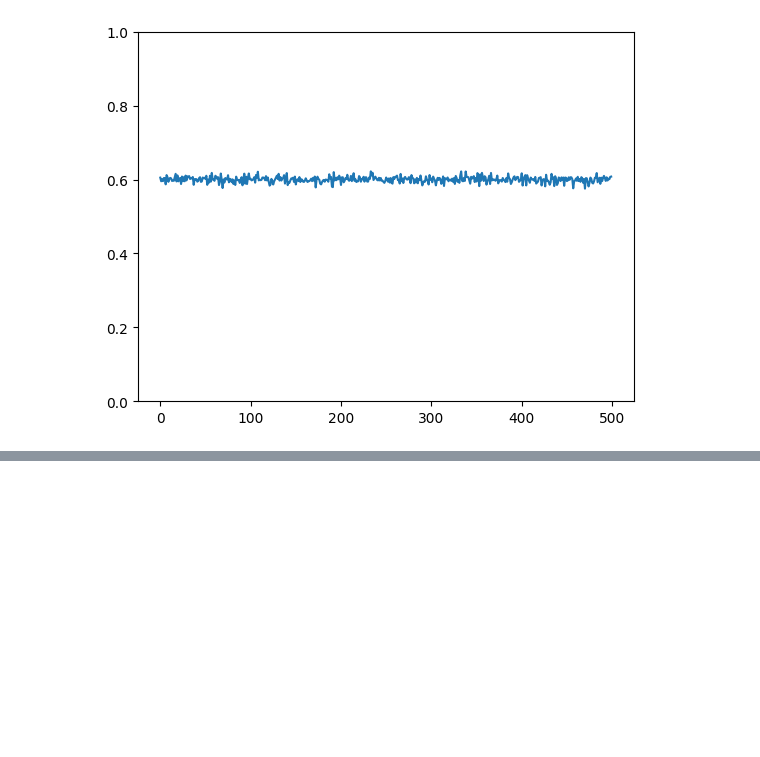
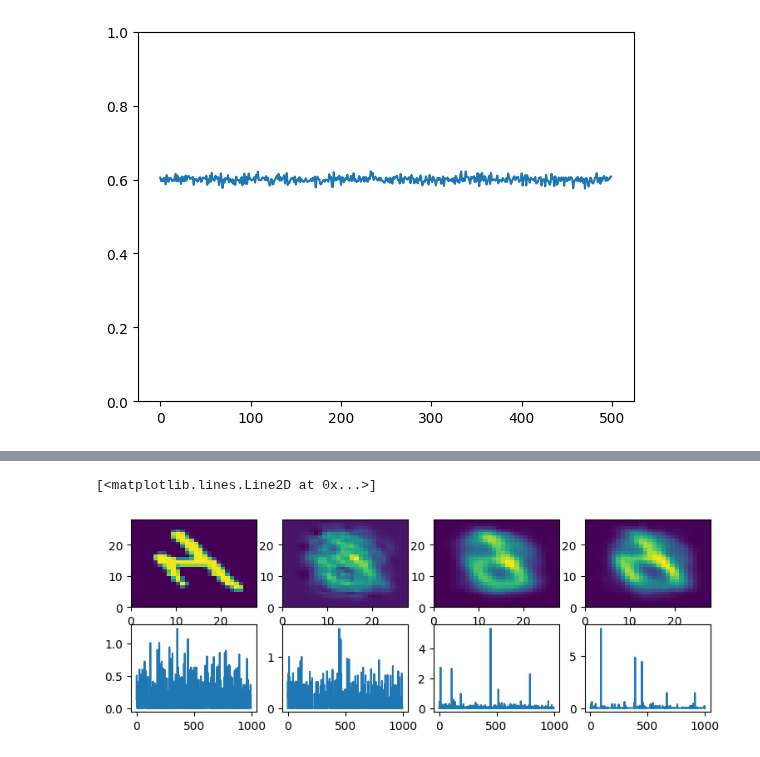
Before and after one commit to wormLove/DCNet, a Jupyter notebook: DCNet_Pytorch.ipynb, the cells around one changed output, grey strips where cells are left out. Saved outputs shown, nothing was run; the diff lists cells and outputs as text; code cells hidden in the pictures; blank space fills up the shorter version.

```diff
--- a/DCNet_Pytorch.ipynb
+++ b/DCNet_Pytorch.ipynb
@@ -934,0 +983,19 @@ tensor(2.)
+# %%
+sample_indx = 59
+recon_0 = torch.mm(torch.unsqueeze(init_activity_0[sample_indx,:], 0), torch.tensor(init_proj).T.float())
+recon_f = torch.mm(torch.unsqueeze(init_activity_f[sample_indx,:], 0), torch.tensor(proj).T.float())
+recon_d = torch.mm(torch.unsqueeze(init_activity_d[sample_indx,:], 0), torch.tensor(proj-init_proj).T.float())
+recon_d_n = torch.mm(torch.unsqueeze(init_activity_d_n[sample_indx,:], 0), normalize(torch.tensor(proj-init_proj), p=2, dim=0).T.float())
+fig, axs = plt.subplots(2, 4, figsize=(9, 3))
+axs[0,0].pcolormesh(test_set[:,sample_indx].reshape(28,28))
+axs[0,1].pcolormesh(recon_f.reshape(28,28))
+axs[0,2].pcolormesh(recon_d.reshape(28,28))
+axs[0,3].pcolormesh(recon_d_n.reshape(28,28))
+
+axs[1,0].plot(init_activity_0[sample_indx,:], label='f')
+axs[1,1].plot(init_activity_f[sample_indx,:], label='f')
+axs[1,2].plot(init_activity_d[sample_indx,:], label='d')
+axs[1,3].plot(init_activity_d_n[sample_indx,:], label='d_n')
+# %% [output]
+[<matplotlib.lines.Line2D at 0x...>]
+[figure, added]
```
Also changed, not shown: parts of 11 cells of this notebook.
